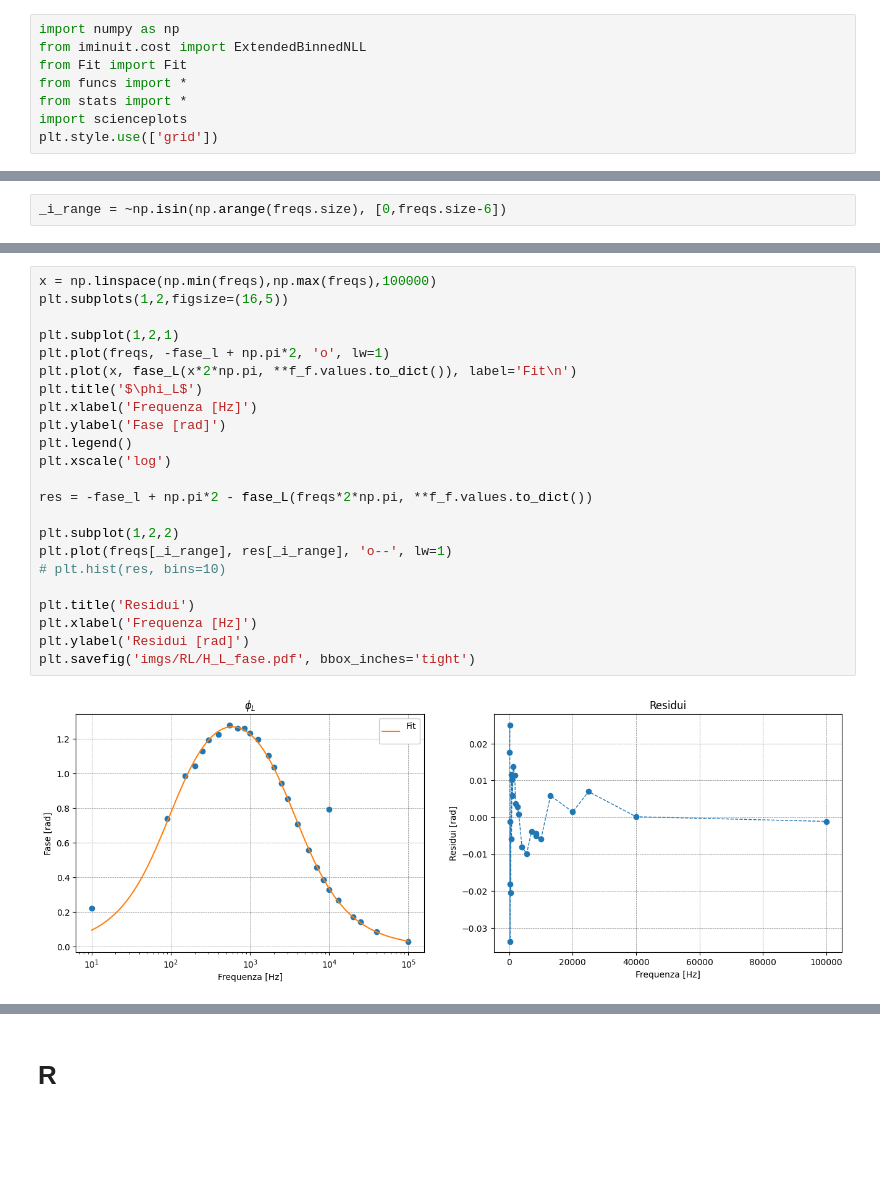
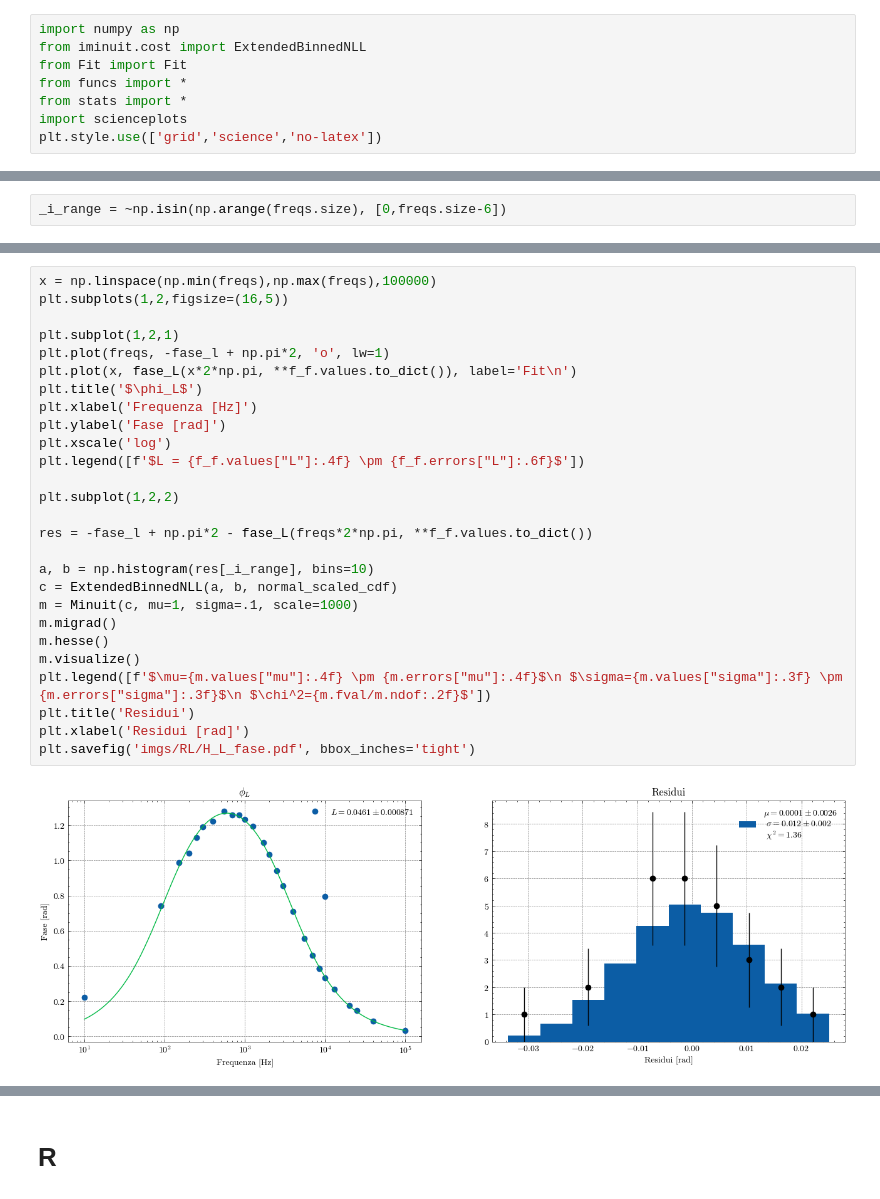
Before and after one commit to Yedi278/Lab2, a Jupyter notebook: Circuiti_3/RL.ipynb, the cells around one changed output, grey strips where cells are left out. Cells and saved outputs as stored; diff of their text form; blank space fills up the shorter version.

```diff
--- a/Circuiti_3/RL.ipynb
+++ b/Circuiti_3/RL.ipynb
@@ -7,7 +7,7 @@ from Fit import Fit
 from funcs import *
 from stats import *
 import scienceplots
-plt.style.use(['grid'])
+plt.style.use(['grid','science','no-latex'])
 # %% [markdown]
 # Funcs
 # %%
@@ -134,28 +137,32 @@ print(f_f.values)
 # %%
 x = np.linspace(np.min(freqs),np.max(freqs),100000)
 plt.subplots(1,2,figsize=(16,5))
 
 plt.subplot(1,2,1)
 plt.plot(freqs, -fase_l + np.pi*2, 'o', lw=1)
 plt.plot(x, fase_L(x*2*np.pi, **f_f.values.to_dict()), label='Fit\n')
 plt.title('$\phi_L$')
 plt.xlabel('Frequenza [Hz]')
 plt.ylabel('Fase [rad]')
-plt.legend()
 plt.xscale('log')
+plt.legend([f'$L = {f_f.values["L"]:.4f} \pm {f_f.errors["L"]:.6f}$'])
+
+plt.subplot(1,2,2)
 
 res = -fase_l + np.pi*2 - fase_L(freqs*2*np.pi, **f_f.values.to_dict())
 
-plt.subplot(1,2,2)
-plt.plot(freqs[_i_range], res[_i_range], 'o--', lw=1)
-# plt.hist(res, bins=10)
-
+a, b = np.histogram(res[_i_range], bins=10)
+c = ExtendedBinnedNLL(a, b, normal_scaled_cdf)
+m = Minuit(c, mu=1, sigma=.1, scale=1000)
+m.migrad()
+m.hesse()
+m.visualize()
+plt.legend([f'$\mu={m.values["mu"]:.4f} \pm {m.errors["mu"]:.4f}$\n $\sigma={m.values["sigma"]:.3f} \pm {m.errors["sigma"]:.3f}$\n $\chi^2={m.fval/m.ndof:.2f}$'])
 plt.title('Residui')
-plt.xlabel('Frequenza [Hz]')
-plt.ylabel('Residui [rad]')
+plt.xlabel('Residui [rad]')
 plt.savefig('imgs/RL/H_L_fase.pdf', bbox_inches='tight')
 # %% [output]
-[figure, old version]
+[figure, new version]
 # %%
 c = LeastSquares(freqs[_i_range]*2*np.pi, V_l[_i_range], V_l_err[_i_range], G_L)
 f_m = Minuit(c, R=997, R_L=39.9, L=0.04, a=1, b=0)
```
Also changed, not shown: parts of 10 cells of this notebook, 4 other files.
